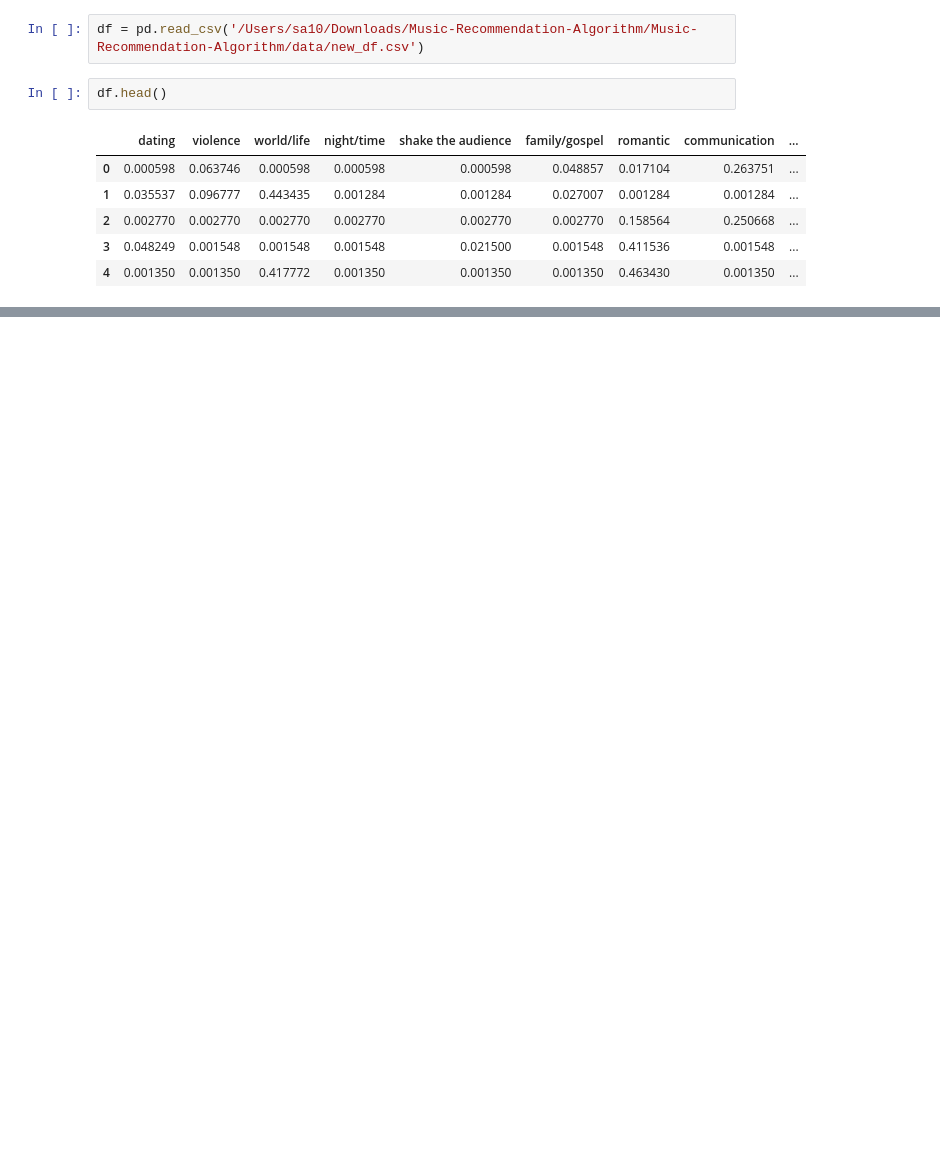
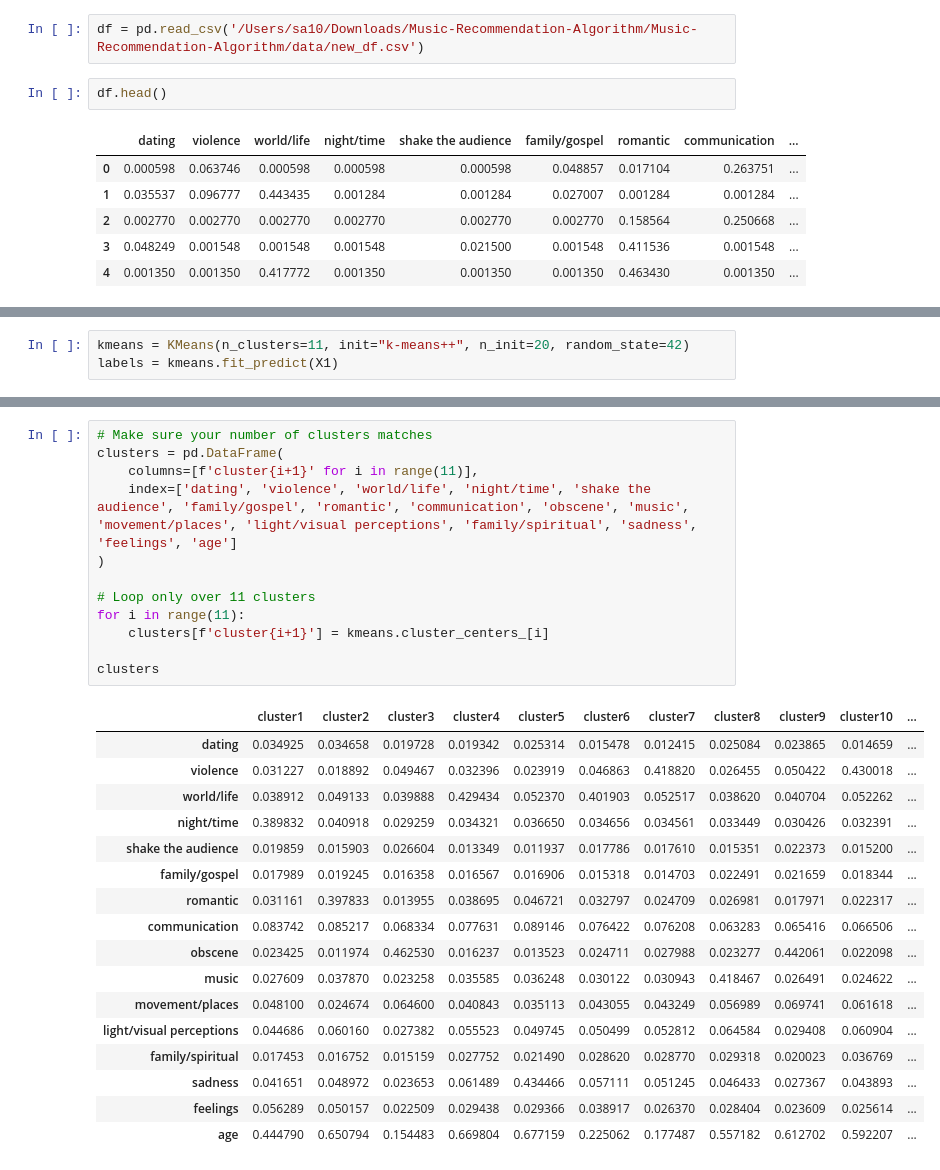
Before and after one commit to Mrfunderburker/Music-Recommendation-Algorithm, a Jupyter notebook: code/modeling.ipynb, the cells around one changed output, grey strips where cells are left out. Cells and saved outputs as stored; diff of their text form; blank space fills up the shorter version.

```diff
--- a/code/modeling.ipynb
+++ b/code/modeling.ipynb
@@ -65,0 +98,3 @@ array([5, 0, 9, ..., 2, 2, 2], dtype=int32)
+# %%
+kmeans = KMeans(n_clusters=11, init="k-means++", n_init=20, random_state=42)
+labels = kmeans.fit_predict(X1)
@@ -65,0 +176,30 @@ array([5, 0, 9, ..., 2, 2, 2], dtype=int32)
+# %%
+# Make sure your number of clusters matches
+clusters = pd.DataFrame(
+    columns=[f'cluster{i+1}' for i in range(11)],
+    index=['dating', 'violence', 'world/life', 'night/time', 'shake the audience', 'family/gospel', 'romantic', 'communication', 'obscene', 'music', 'movement/places', 'light/visual perceptions', 'family/spiritual', 'sadness', 'feelings', 'age']
+)
+
+# Loop only over 11 clusters
+for i in range(11):
+    clusters[f'cluster{i+1}'] = kmeans.cluster_centers_[i]
+
+clusters
+# %% [output]
+|  | cluster1 | cluster2 | cluster3 | cluster4 | cluster5 | cluster6 | cluster7 | cluster8 | cluster9 | cluster10 | ... |
+| dating | 0.034925 | 0.034658 | 0.019728 | 0.019342 | 0.025314 | 0.015478 | 0.012415 | 0.025084 | 0.023865 | 0.014659 | ... |
+| violence | 0.031227 | 0.018892 | 0.049467 | 0.032396 | 0.023919 | 0.046863 | 0.418820 | 0.026455 | 0.050422 | 0.430018 | ... |
+| world/life | 0.038912 | 0.049133 | 0.039888 | 0.429434 | 0.052370 | 0.401903 | 0.052517 | 0.038620 | 0.040704 | 0.052262 | ... |
+| night/time | 0.389832 | 0.040918 | 0.029259 | 0.034321 | 0.036650 | 0.034656 | 0.034561 | 0.033449 | 0.030426 | 0.032391 | ... |
+| shake the audience | 0.019859 | 0.015903 | 0.026604 | 0.013349 | 0.011937 | 0.017786 | 0.017610 | 0.015351 | 0.022373 | 0.015200 | ... |
+| family/gospel | 0.017989 | 0.019245 | 0.016358 | 0.016567 | 0.016906 | 0.015318 | 0.014703 | 0.022491 | 0.021659 | 0.018344 | ... |
+| romantic | 0.031161 | 0.397833 | 0.013955 | 0.038695 | 0.046721 | 0.032797 | 0.024709 | 0.026981 | 0.017971 | 0.022317 | ... |
+| communication | 0.083742 | 0.085217 | 0.068334 | 0.077631 | 0.089146 | 0.076422 | 0.076208 | 0.063283 | 0.065416 | 0.066506 | ... |
+| obscene | 0.023425 | 0.011974 | 0.462530 | 0.016237 | 0.013523 | 0.024711 | 0.027988 | 0.023277 | 0.442061 | 0.022098 | ... |
+| music | 0.027609 | 0.037870 | 0.023258 | 0.035585 | 0.036248 | 0.030122 | 0.030943 | 0.418467 | 0.026491 | 0.024622 | ... |
+| movement/places | 0.048100 | 0.024674 | 0.064600 | 0.040843 | 0.035113 | 0.043055 | 0.043249 | 0.056989 | 0.069741 | 0.061618 | ... |
+| light/visual perceptions | 0.044686 | 0.060160 | 0.027382 | 0.055523 | 0.049745 | 0.050499 | 0.052812 | 0.064584 | 0.029408 | 0.060904 | ... |
+| family/spiritual | 0.017453 | 0.016752 | 0.015159 | 0.027752 | 0.021490 | 0.028620 | 0.028770 | 0.029318 | 0.020023 | 0.036769 | ... |
+| sadness | 0.041651 | 0.048972 | 0.023653 | 0.061489 | 0.434466 | 0.057111 | 0.051245 | 0.046433 | 0.027367 | 0.043893 | ... |
+| feelings | 0.056289 | 0.050157 | 0.022509 | 0.029438 | 0.029366 | 0.038917 | 0.026370 | 0.028404 | 0.023609 | 0.025614 | ... |
+| age | 0.444790 | 0.650794 | 0.154483 | 0.669804 | 0.677159 | 0.225062 | 0.177487 | 0.557182 | 0.612702 | 0.592207 | ... |
```
Also changed, not shown: parts of 22 cells of this notebook, 3 other files.
